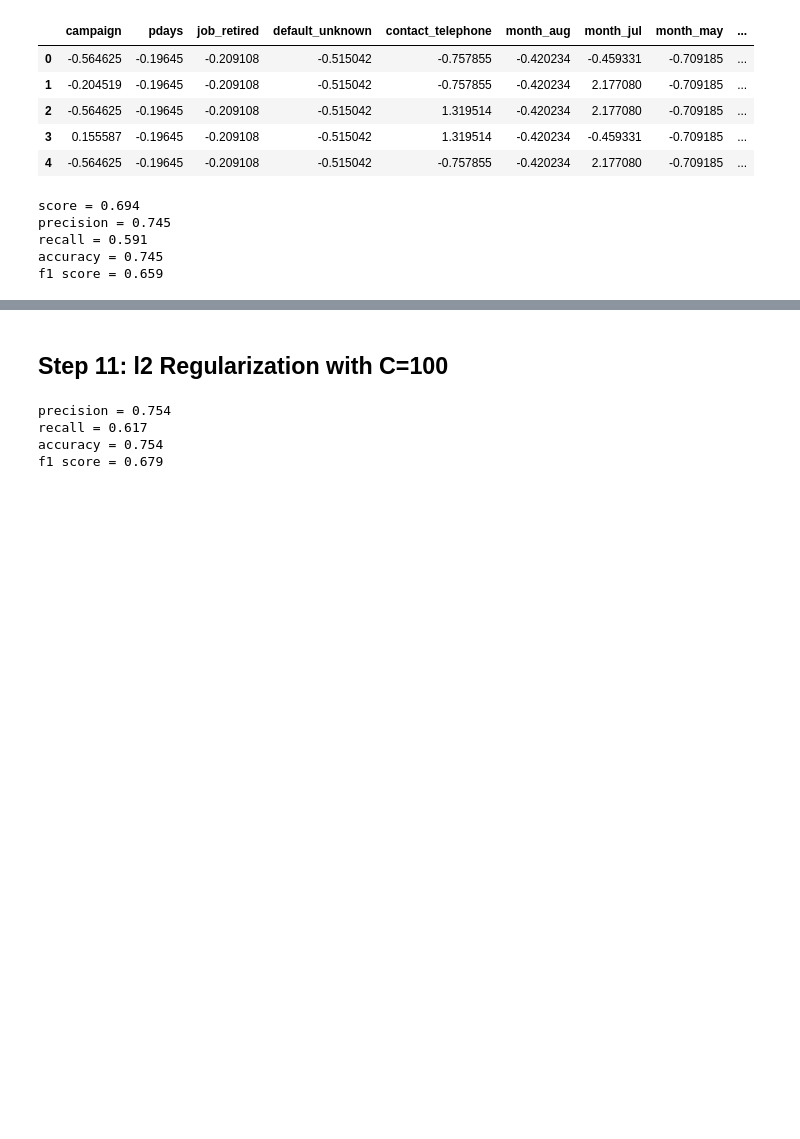
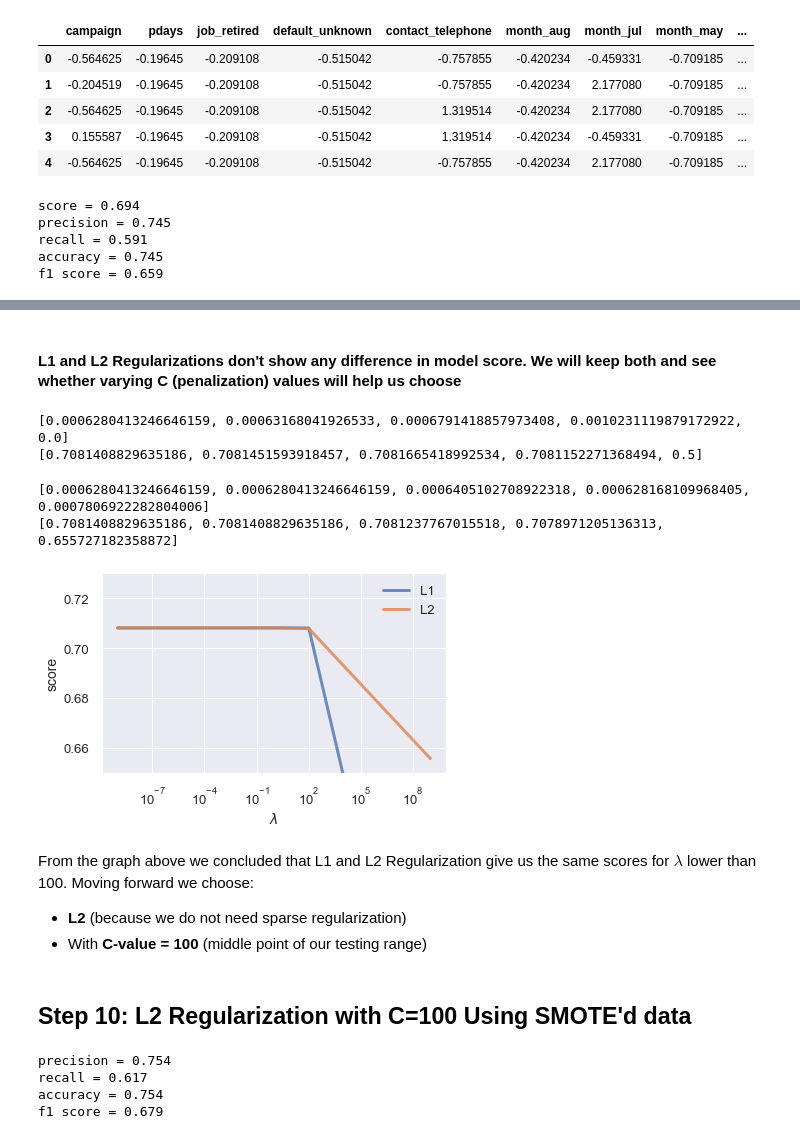
Before and after one commit to Lastew/successful-phone-campaign, a Jupyter notebook: 2. Imbalanced_Classes.ipynb, the cells around one changed output, grey strips where cells are left out. Cells and saved outputs as stored; diff of their text form; code cells hidden in the pictures; blank space fills up the shorter version.

Commit message:
Add Threshold and Test Results

```diff
--- a/2. Imbalanced_Classes.ipynb
+++ b/2. Imbalanced_Classes.ipynb
@@ -266,19 +261,19 @@ don't run this, it will take time
 # %%
 # Vanilla
-vanilla_result, vanilla_lr, vanilla_cv = logistic_regression.cross_validation(n=5, shuffle=True,
+vanilla_result, vanilla_lr, vanilla_cv = logistic_regression.cross_validation(n=10, shuffle=True,
                                                                              lr='vanilla',
                                                                              X_train=os_data_X,
-                                                                             y_train=os_data_y)
+                                                                             y_train=os_data_y,C=10e9)
 # Ridge (l2)
-l2_result, l2_reg, cv_l2 = logistic_regression.cross_validation(n=5, shuffle=True,
+l2_result, l2_reg, cv_l2 = logistic_regression.cross_validation(n=10, shuffle=True,
                                                                 lr='l2',
                                                                 X_train=os_data_X,
-                                                                y_train=os_data_y)
+                                                                y_train=os_data_y, C=1)
 # Lasso (l1)
 l1_result, l1_reg, cv_l1 = logistic_regression.cross_validation(n=10, shuffle=True,
                                                                 lr='l1',
                                                                 X_train=os_data_X,
-                                                                y_train=os_data_y)
+                                                                y_train=os_data_y,C=1)
 # calculate the mean
 print('Means:')
 print('Vanilla regularization: ', vanilla_result.mean(axis=0))
@@ -290,6 +285,6 @@ print('------------------------------------')
 print("Standard deviation")
 print('Vanila regularization: ', vanilla_result.std(axis=0))
 print('l1 regularization: ', l1_result.std(axis=0))
-print('l2 regularixation: ', l2_result.std(axis=0))
+print('l2 regularization: ', l2_result.std(axis=0))
 # %% [output]
 Means:
@@ -315,3 +299,5 @@ l2 regularixation:  [0.00064051 0.00233532]
+# %% [markdown]
+#### L1 and L2 Regularizations don't show any difference in model score. We will keep both and see whether varying C (penalization) values will help us choose
 # %%
 l1_mean_lst = []
 l1_std_lst = []
@@ -324,8 +310,13 @@ for i in [1e9, 1e2, 1, 1e-2, 1e-9]:
     l1_std_lst.append(l1_result.std(axis=0))
 #     print(f"C={i} result: {l1_result}")
 # %%
-y_std_plot = [x[0] for x in l1_std_lst]
-y_mean_plot = [x[0] for x in l1_mean_lst]
+y_l1_std_plot = [x[0] for x in l1_std_lst]
+y_l1_mean_plot = [x[0] for x in l1_mean_lst]
+print(y_l1_std_plot)
+print(y_l1_mean_plot)
+# %% [output]
+[0.0006280413246646159, 0.00063168041926533, 0.0006791418857973408, 0.0010231119879172922, 0.0]
+[0.7081408829635186, 0.7081451593918457, 0.7081665418992534, 0.7081152271368494, 0.5]
 # %%
 l2_mean_lst = []
 l2_std_lst = []
@@ -342,8 +333,32 @@ y_l2_std_plot = [x[0] for x in l2_std_lst]
 y_l2_mean_plot = [x[0] for x in l2_mean_lst]
 print(y_l2_std_plot)
 print(y_l2_mean_plot)
+# %% [output]
+[0.0006280413246646159, 0.0006280413246646159, 0.0006405102708922318, 0.000628168109968405, 0.0007806922282804006]
+[0.7081408829635186, 0.7081408829635186, 0.7081237767015518, 0.7078971205136313, 0.655727182358872]
+# %%
+C = [1/1e9, 1/1e2, 1/1, 1/1e-2, 1/1e-9]
+
+sns.set(font_scale=1.2)
+sns.lineplot(x=C, y=y_l1_mean_plot, lw=3, alpha=.8, label='L1')
+sns.lineplot(x=C, y=y_l2_mean_plot, lw=3, alpha=.8, label='L2')
+plt.xscale("log")
+plt.ylim(.65,.73)
+plt.xlabel('$\lambda$',fontsize=14)
+plt.ylabel('score',fontsize=14)
+plt.tight_layout()
+plt.legend()
+
+plt.savefig('img/Cscore_L1_L2');
+# %% [output]
+[figure, added]
+# %% [markdown]
+From the graph above we concluded that L1 and L2 Regularization give us the same scores for $\lambda$ lower than 100.
+Moving forward we choose:
+- **L2** (because we do not need sparse regularization)
+- With **C-value = 100** (middle point of our testing range)
 # %% [markdown]
-## Step 11: l2 Regularization with C=100
+## Step 10: L2 Regularization with C=100 Using SMOTE'd data
 # %%
 # from sklearn.linear_model import LogisticRegression
 l2_reg = LogisticRegression(C=100, solver='newton-cg', max_iter=1000)
```
Also changed, not shown: parts of 80 cells of this notebook, 3 other files.
